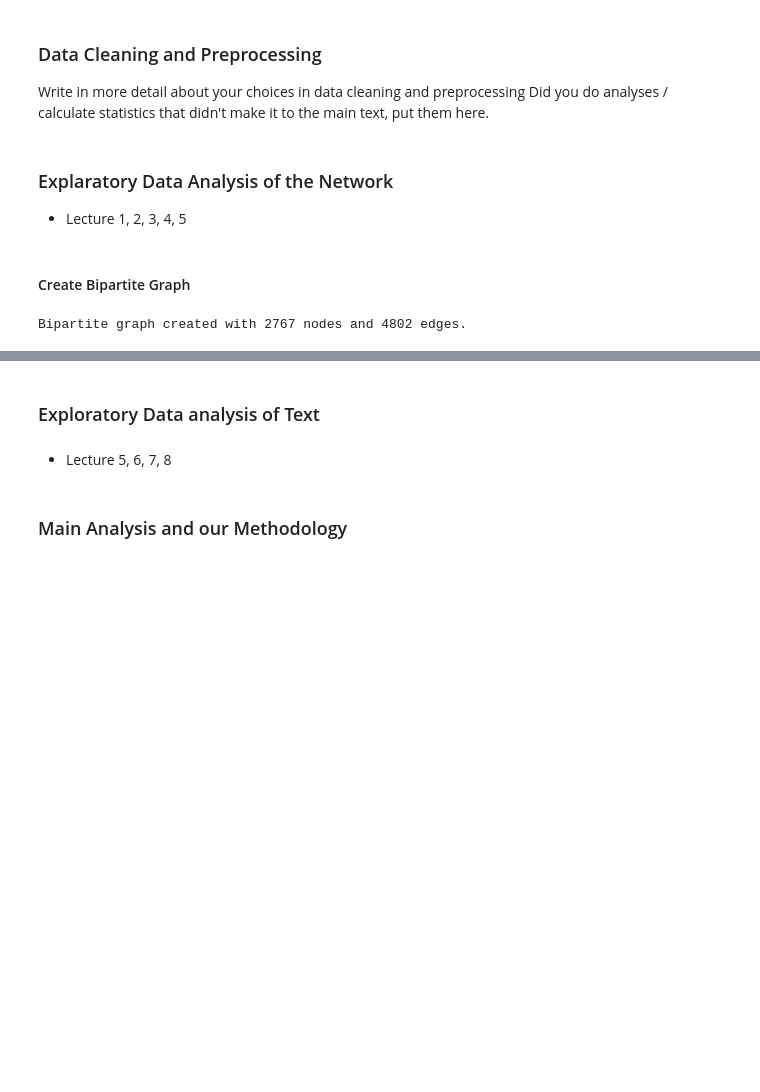
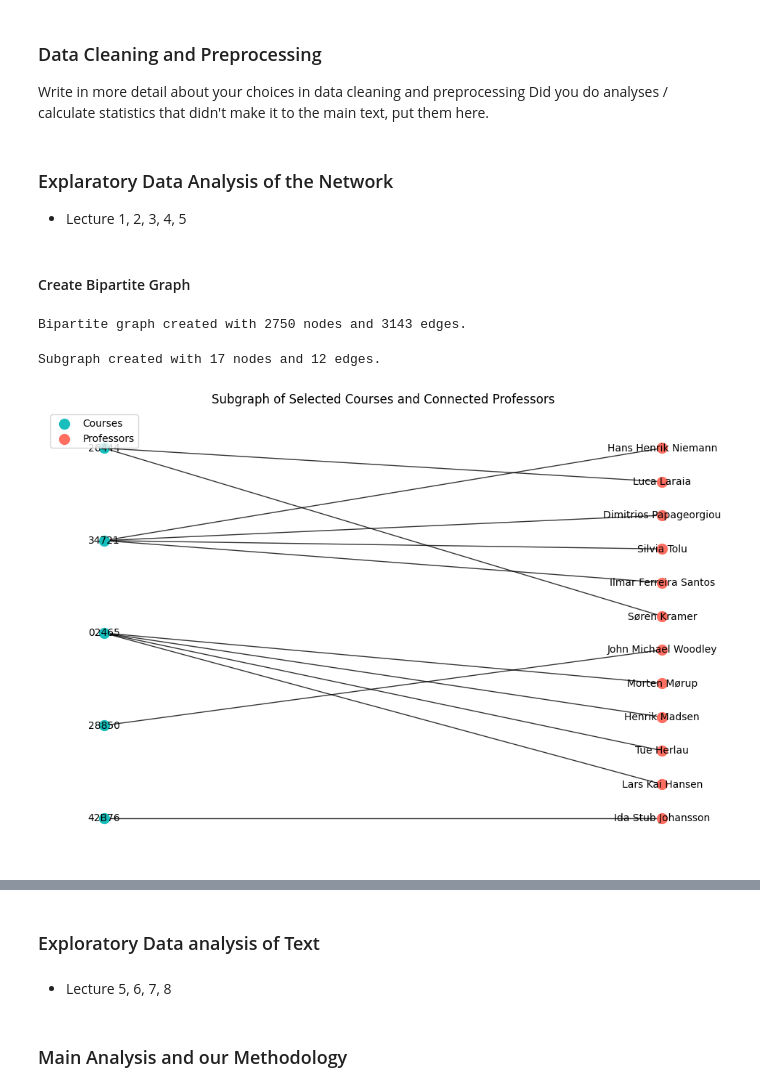
Before and after one commit to yonnaklaassen/SocialGraphs, a Jupyter notebook: final-project/main.ipynb, the cells around one changed output, grey strips where cells are left out. Drawn from its saved outputs; the diff is of its cells as text; code cells hidden in the pictures; blank space fills up the shorter version.

```diff
--- a/final-project/main.ipynb
+++ b/final-project/main.ipynb
@@ -261,6 +277,7 @@ B = nx.Graph()
 
 professors = extract_professors(course_df, professor_columns)
 courses = course_df["COURSE"].unique()
+professors.remove("NO_DATA")
 
 B.add_nodes_from(professors, bipartite=0, type="Professor")  # Professors
 B.add_nodes_from(courses, bipartite=1, type="Course")  # Courses
@@ -270,7 +287,7 @@ for _, row in course_df.iterrows():
     course = row["COURSE"]
     for col in professor_columns:
         professor = row[col]
-        if pd.notna(professor):
+        if pd.notna(professor) and professor != "NO_DATA":
             B.add_edge(professor, course)
 
 # Add metadata to nodes
@@ -288,6 +305,67 @@ for _, row in course_df.iterrows():
     B.nodes[course]["COURSE_DESCRIPTION"] = row.get("COURSE_DESCRIPTION", "")
     B.nodes[course]["LEARNING_OBJECTIVES"] = row.get("LEARNING_OBJECTIVES", "")
 
+#check if a course does not have any professors
+for course in courses:
+    if B.degree(course) == 0:
+        B.remove_node(course)
+        courses = np.delete(courses, np.where(courses == course))
+
 print(f"Bipartite graph created with {B.number_of_nodes()} nodes and {B.number_of_edges()} edges.")
 # %% [output]
-Bipartite graph created with 2767 nodes and 4802 edges.
+Bipartite graph created with 2750 nodes and 3143 edges.
+# %%
+# Select 5 courses from the courses set
+selected_courses = random.sample(list(courses), 5)
+
+# Create a subgraph with the selected courses and their connected professors
+subgraph_nodes = set(selected_courses)
+for course in selected_courses:
+    subgraph_nodes.update(B.neighbors(course))
+
+subgraph = B.subgraph(subgraph_nodes)
+
+# Print the number of nodes and edges in the subgraph
+print(f"Subgraph created with {subgraph.number_of_nodes()} nodes and {subgraph.number_of_edges()} edges.")
+# Plot the subgraph
+plt.figure(figsize=(12, 8))
+pos = bipartite_layout(subgraph, selected_courses)
+
+# Draw the nodes
+nx.draw_networkx_nodes(
+    subgraph,
+    pos,
+    nodelist=selected_courses,
+    node_color=blue,
+    node_size=100,
+    label="Courses",
+)
+nx.draw_networkx_nodes(
+    subgraph,
+    pos,
+    nodelist=set(subgraph) - set(selected_courses),
+    node_color=orange,
+    node_size=100,
+    label="Professors",
+)
+
+# Draw the edges
+nx.draw_networkx_edges(subgraph, pos, alpha=0.8, width=1)
+
+# Add a legend
+plt.legend(scatterpoints=1, loc="upper left")
+
+# Draw the labels
+nx.draw_networkx_labels(subgraph, pos, font_size=10)
+
+# Add title
+plt.title("Subgraph of Selected Courses and Connected Professors")
+
+# Remove axis
+plt.axis("off")
+
+# Show the plot
+plt.show()
+# %% [output]
+Subgraph created with 17 nodes and 12 edges.
+[figure, added]
```
Also changed, not shown: parts of 6 cells of this notebook, 1 other file.
